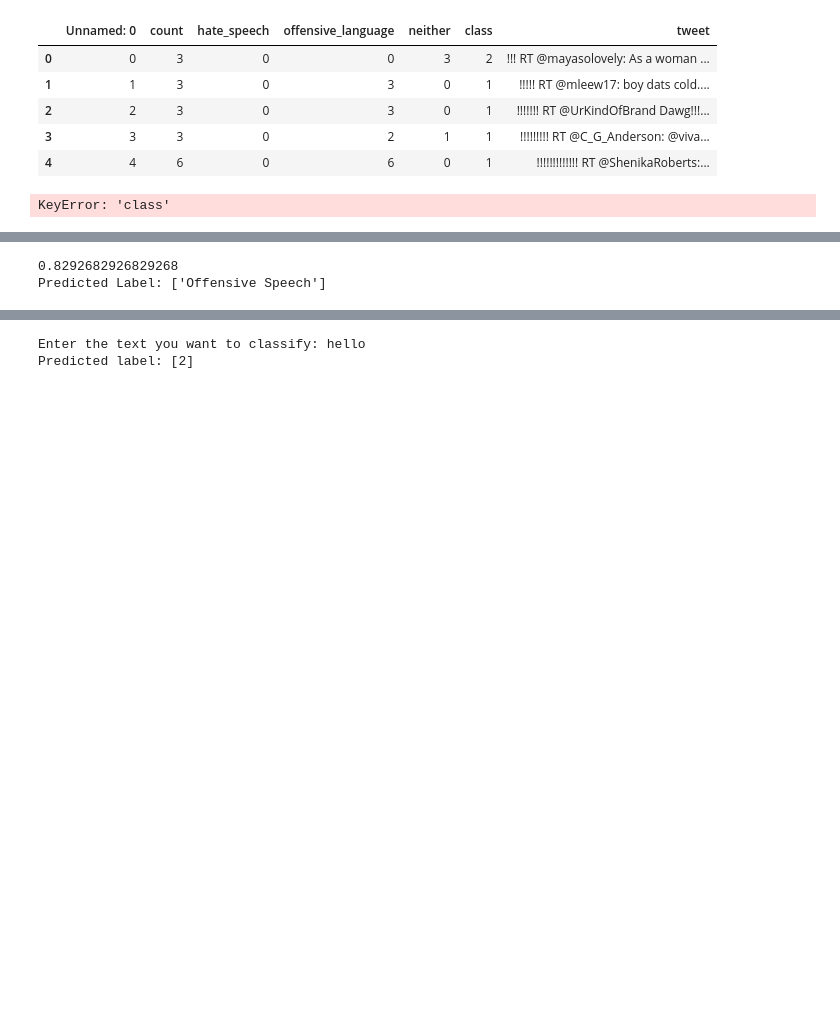
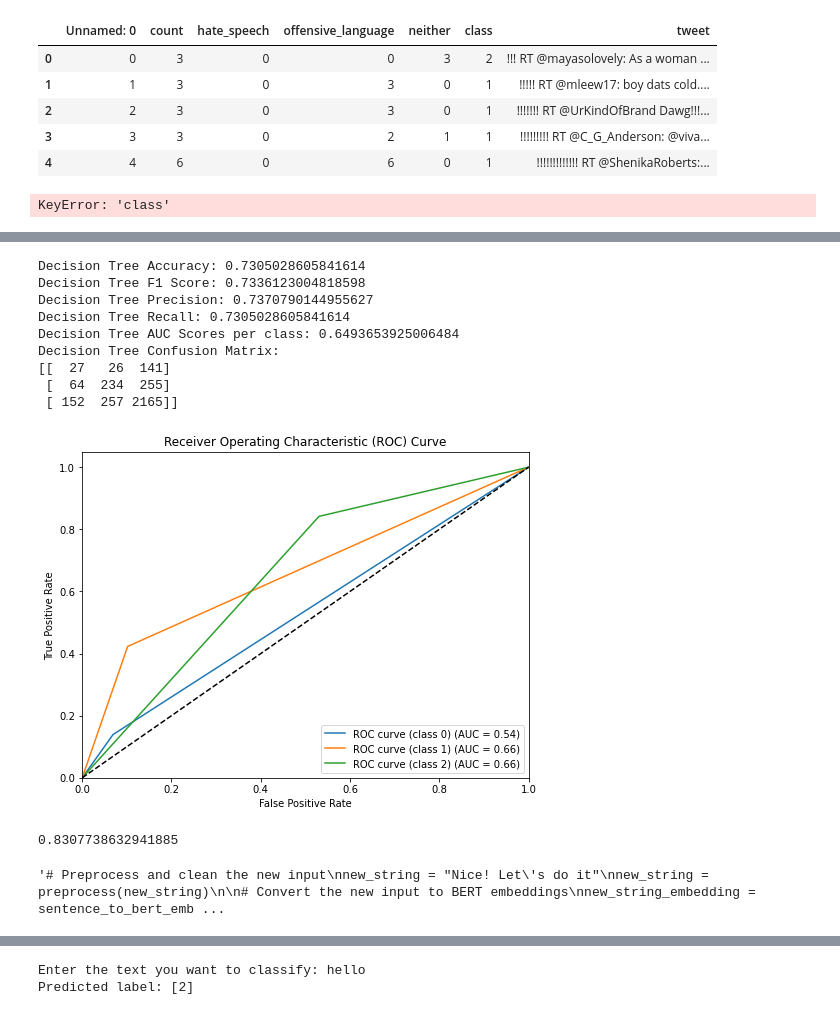
Before and after one commit to Sathvik-Shenoy/ML-Models, a Jupyter notebook: Bert.ipynb, the cells around one changed output, grey strips where cells are left out. Drawn from its saved outputs; the diff is of its cells as text; code cells hidden in the pictures; blank space fills up the shorter version.

```diff
--- a/Bert.ipynb
+++ b/Bert.ipynb
@@ -173,3 +327,75 @@ Predicted Label: ['Offensive Speech']
+# %%
+from sklearn.metrics import accuracy_score, f1_score, precision_score, recall_score, roc_auc_score, confusion_matrix
+
+# Calculate accuracy
+dt_accuracy = accuracy_score(y_test_enc, model1.predict(X_test_bert))
+print("Decision Tree Accuracy:", dt_accuracy)
+
+# Calculate F1 score
+dt_f1_score = f1_score(y_test_enc, model1.predict(X_test_bert), average='weighted')
+print("Decision Tree F1 Score:", dt_f1_score)
+
+# Calculate precision
+dt_precision = precision_score(y_test_enc, model1.predict(X_test_bert), average='weighted')
+print("Decision Tree Precision:", dt_precision)
+
+# Calculate recall
+dt_recall = recall_score(y_test_enc, model1.predict(X_test_bert), average='weighted')
+print("Decision Tree Recall:", dt_recall)
+
+# Calculate AUC score
+from sklearn.metrics import roc_auc_score, auc
+from sklearn.preprocessing import label_binarize
+
+# Binarize the test labels
+y_test_binarized = label_binarize(y_test_enc, classes=range(len(label_encoder.classes_)))
+
+# Calculate ROC AUC score for each class separately
+y_score = model1.predict_proba(X_test_bert)
+dt_auc_scores = roc_auc_score(y_test_binarized, y_score, average='weighted', multi_class='ovr')
+print("Decision Tree AUC Scores per class:", dt_auc_scores)
+
+# Calculate confusion matrix
+dt_conf_matrix = confusion_matrix(y_test_enc, model1.predict(X_test_bert))
+print("Decision Tree Confusion Matrix:")
+print(dt_conf_matrix)
+
+from sklearn.metrics import roc_curve
+
+# Compute ROC curve and ROC area for each class
+fpr = dict()
+tpr = dict()
+roc_auc = dict()
+for i in range(len(label_encoder.classes_)):
+    fpr[i], tpr[i], _ = roc_curve(y_test_binarized[:, i], y_score[:, i])
+    roc_auc[i] = auc(fpr[i], tpr[i])
+
+# Plot ROC curve for each class
+import matplotlib.pyplot as plt
+
+plt.figure(figsize=(8, 6))
+for i in range(len(label_encoder.classes_)):
+    plt.plot(fpr[i], tpr[i], label='ROC curve (class {0}) (AUC = {1:0.2f})'.format(i, roc_auc[i]))
+
+plt.plot([0, 1], [0, 1], 'k--')  # Plot diagonal line
+plt.xlim([0.0, 1.0])
+plt.ylim([0.0, 1.05])
+plt.xlabel('False Positive Rate')
+plt.ylabel('True Positive Rate')
+plt.title('Receiver Operating Characteristic (ROC) Curve')
+plt.legend(loc="lower right")
+plt.show()
+# %% [output]
+Decision Tree Accuracy: 0.7305028605841614
+Decision Tree F1 Score: 0.7336123004818598
+Decision Tree Precision: 0.7370790144955627
+Decision Tree Recall: 0.7305028605841614
+Decision Tree AUC Scores per class: 0.6493653925006484
+Decision Tree Confusion Matrix:
+[[  27   26  141]
+ [  64  234  255]
+ [ 152  257 2165]]
+[figure, added]
 # %%
 from sklearn.ensemble import RandomForestClassifier
 
@@ -183,7 +409,7 @@ y_pred = model1.predict (X_test_bert)
 from sklearn.metrics import accuracy_score
 print (accuracy_score (y_test_enc,y_pred))
 
-# Preprocess and clean the new input
+'''# Preprocess and clean the new input
 new_string = "Nice! Let's do it"
 new_string = preprocess(new_string)
 
@@ -194,7 +420,7 @@ new_string_embedding = sentence_to_bert_embeddings(new_string, tokenizer, model)
 predicted_label_encoded = model1.predict(new_string_embedding)
 predicted_label = label_encoder.inverse_transform(predicted_label_encoded)
 
-print("Predicted Label:", predicted_label)
+print("Predicted Label:", predicted_label)'''
 # %% [output]
-0.8292682926829268
-Predicted Label: ['Offensive Speech']
+0.8307738632941885
+'# Preprocess and clean the new input\nnew_string = "Nice! Let\'s do it"\nnew_string = preprocess(new_string)\n\n# Convert the new input to BERT embeddings\nnew_string_embedding = sentence_to_bert_emb ...
```
Also changed, not shown: parts of 15 cells of this notebook, 11 other files.
